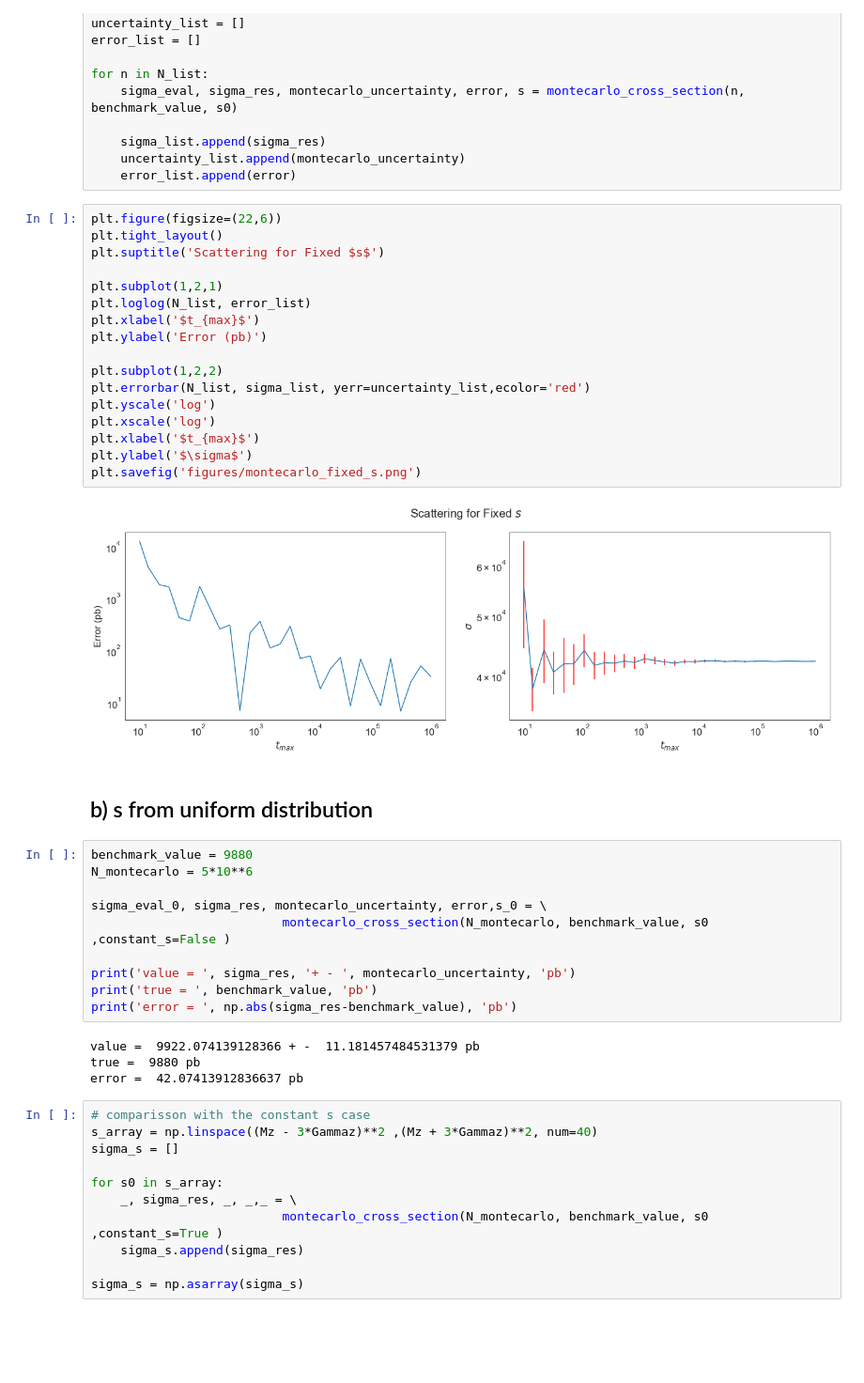
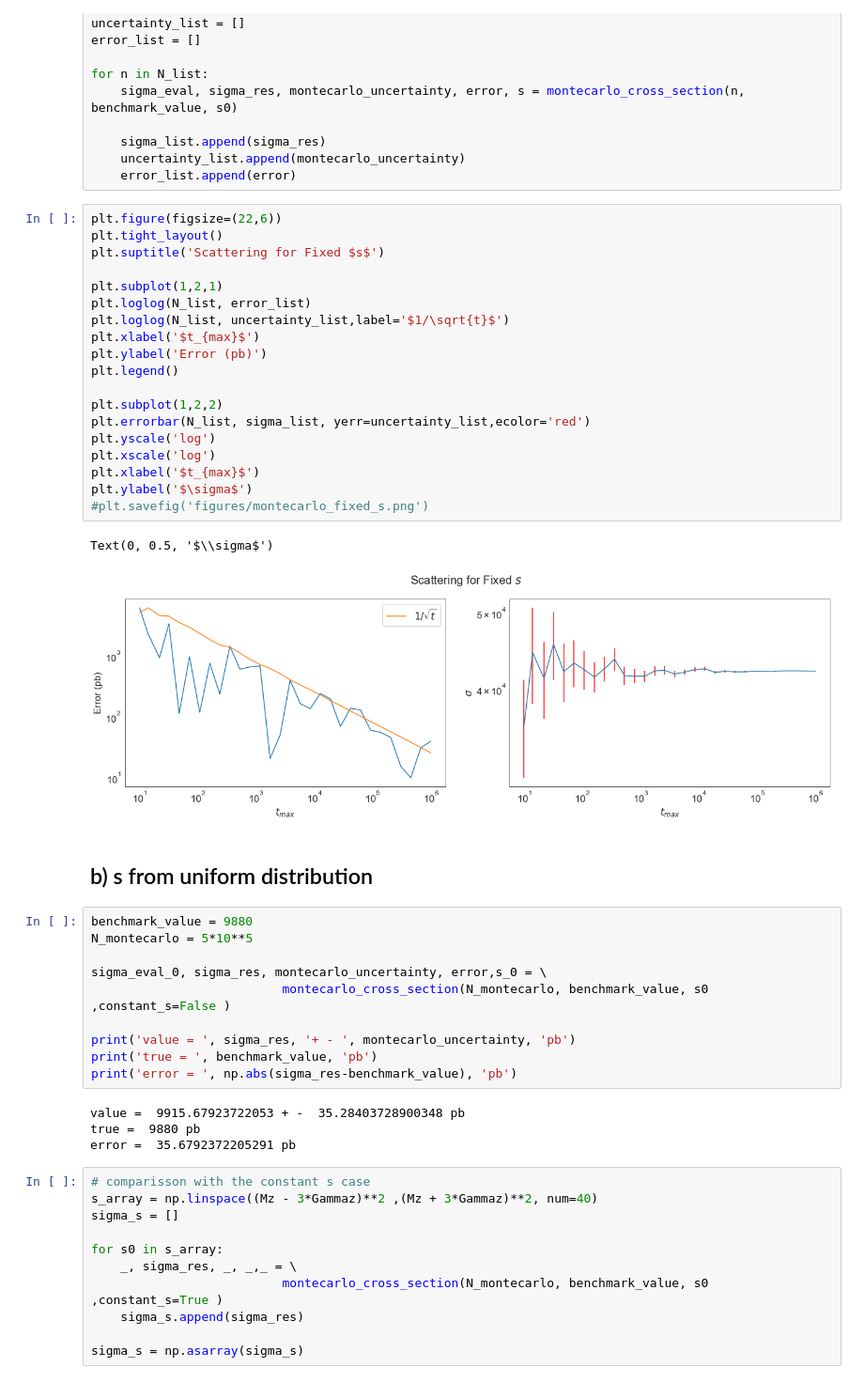
Before and after one commit to Ssalazar12/Physics, a Jupyter notebook: montecarlo_qcd/problem_1_montecarlo.ipynb, the cells around one changed output. Shown at 94% size. Drawn from its saved outputs; the diff is of its cells as text; blank space fills up the shorter version.

```diff
--- a/montecarlo_qcd/problem_1_montecarlo.ipynb
+++ b/montecarlo_qcd/problem_1_montecarlo.ipynb
@@ -235,27 +239,30 @@ for n in N_list:
 # %%
 plt.figure(figsize=(22,6))
 plt.tight_layout()
 plt.suptitle('Scattering for Fixed $s$')
 
 plt.subplot(1,2,1)
 plt.loglog(N_list, error_list)
+plt.loglog(N_list, uncertainty_list,label='$1/\sqrt{t}$')
 plt.xlabel('$t_{max}$')
 plt.ylabel('Error (pb)')
+plt.legend()
 
 plt.subplot(1,2,2)
 plt.errorbar(N_list, sigma_list, yerr=uncertainty_list,ecolor='red')
 plt.yscale('log')
 plt.xscale('log')
 plt.xlabel('$t_{max}$')
 plt.ylabel('$\sigma$')
-plt.savefig('figures/montecarlo_fixed_s.png')
+#plt.savefig('figures/montecarlo_fixed_s.png')
 # %% [output]
+Text(0, 0.5, '$\\sigma$')
-[figure, old version]
+[figure, new version]
 # %% [markdown]
 ## b)  s from uniform distribution
 # %%
 benchmark_value = 9880
-N_montecarlo = 5*10**6
+N_montecarlo = 5*10**5
 
 sigma_eval_0, sigma_res, montecarlo_uncertainty, error,s_0 = \
                           montecarlo_cross_section(N_montecarlo, benchmark_value, s0 ,constant_s=False )
@@ -264,9 +271,9 @@ print('value = ', sigma_res, '+ - ', montecarlo_uncertainty, 'pb')
 print('true = ', benchmark_value, 'pb')
 print('error = ', np.abs(sigma_res-benchmark_value), 'pb')
 # %% [output]
-value =  9922.074139128366 + -  11.181457484531379 pb
+value =  9915.67923722053 + -  35.28403728900348 pb
 true =  9880 pb
-error =  42.07413912836637 pb
+error =  35.6792372205291 pb
 # %%
 # comparisson with the constant s case
 s_array = np.linspace((Mz - 3*Gammaz)**2 ,(Mz + 3*Gammaz)**2, num=40)
```
Also changed, not shown: parts of 13 cells of this notebook, 10 other files.
